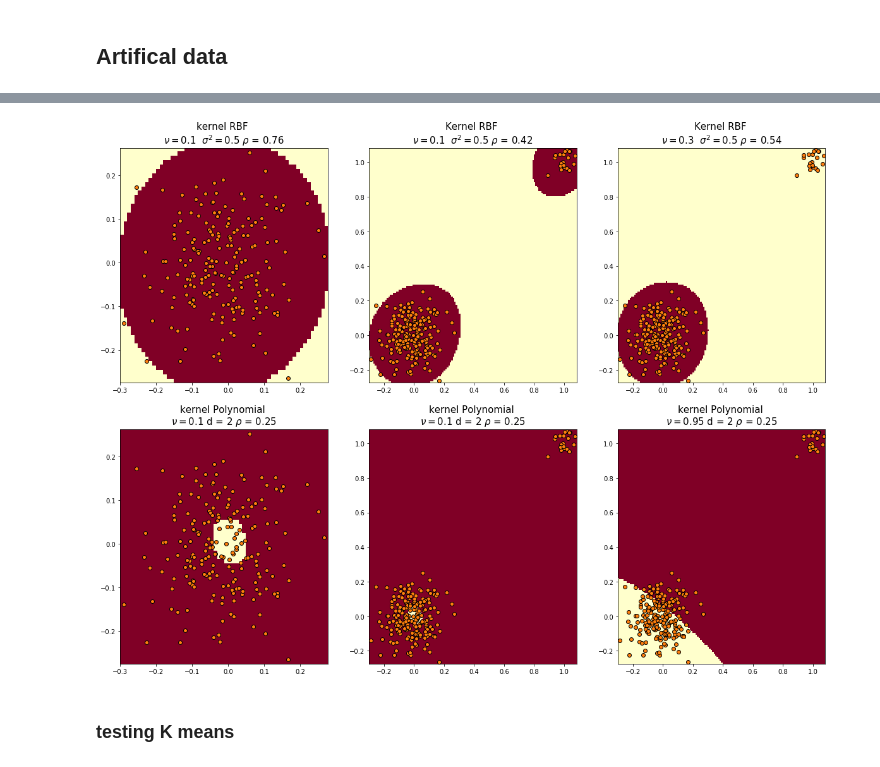
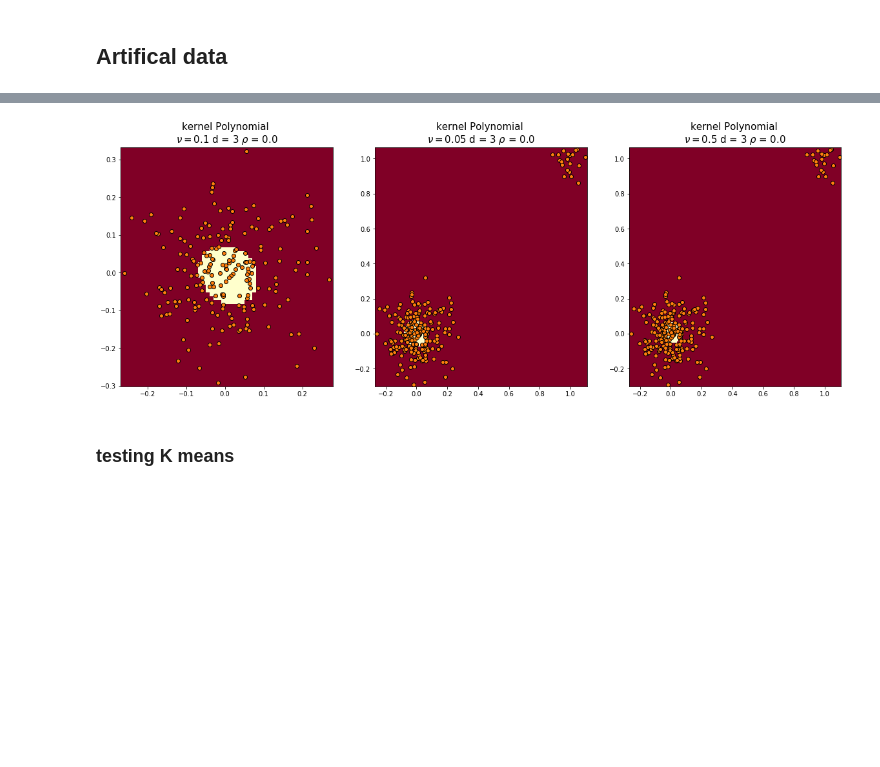
Before and after one commit to AntoineG92/Anomaly-detection-One-Class-SVM, a Jupyter notebook: OSVM_simulations_kernels.ipynb, the cells around one changed output, grey strips where cells are left out. Saved outputs shown, nothing was run; the diff lists cells and outputs as text; code cells hidden in the pictures; blank space fills up the shorter version.

```diff
--- a/OSVM_simulations_kernels.ipynb
+++ b/OSVM_simulations_kernels.ipynb
@@ -84,6 +84,12 @@ def get_grid(X, step = 0.05):
     my_grid = np.array(my_grid)
 
     return x_axis, y_axis, my_grid
+
+def plot(X,step):
+    plt.scatter(X[:,0], X[:,1], edgecolors  = 'black')
+    plt.xlim((min(X[:,0])-step,max(X[:,0])+step))
+    plt.ylim((min(X[:,1])-step,max(X[:,1])+step))
+    pass
 
 def Normalize_Pred(pred):
     pred_100 = pred -np.min(pred)
@@ -106,7 +112,7 @@ def plot_pred(X, x_axis, y_axis, pred_100, x_delim, y_delim, step = 0.05):
     C = np.transpose(pred_100.reshape((len(x_axis), len(y_axis))))
     plt.pcolor(X_axis, Y_axis, C, norm= norm_colors, cmap = 'YlOrRd')
     plt.scatter(x_delim, y_delim, c = 'blue', s = 10)
-    plot(X)
+    plot(X,step)
     plt.xlim((min(X[:,0])-step,max(X[:,0])+step))
     plt.ylim((min(X[:,1])-step,max(X[:,1])+step))
     pass
@@ -146,7 +152,7 @@ plt.figure(figsize=(20,15))
 
 ####### RBF ########
 
-sigma2=0.5
+"""sigma2=0.5
 
 plt.subplot(2,3,1)
 nu=0.1
@@ -187,11 +193,11 @@ pred_bin = np.sign(pred)
 pred_100 = Normalize_Pred(pred_bin)
 x_delim, y_delim = get_delim(pred_100, x_axis, y_axis, eps = 0)
 plot_pred(X2, x_axis, y_axis, pred_100, x_delim, y_delim, step = step)
-
+"""
 
 #### POLYNOMIAL  #######
-d=2
-c=5*10**(-1)
+d=3
+c=0.1
 
 plt.subplot(2,3,4)
 nu=0.1
@@ -206,36 +212,36 @@ pred_100 = Normalize_Pred(pred_bin)
 x_delim, y_delim = get_delim(pred_100, x_axis, y_axis, eps = 0)
 plot_pred(X, x_axis, y_axis, pred_100, x_delim, y_delim, step = step)
 
 plt.subplot(2,3,5)
-nu=0.1
+nu=0.05
 kernel = ['Poly',d,c]
 alpha, rho = fit(X2, nu, kernel)
 plt.title('kernel Polynomial \n'+r'$ \nu =$'+str(nu)+' d = '+str(d)+r' $\rho$ = '+\
  str(np.round(rho[0],2)),fontsize=15)
 x_axis, y_axis, my_grid = get_grid(X2, step = step)
 pred = plot_pred_plan(X2, alpha, rho, kernel, step = step)
 pred_bin = np.sign(pred)
 pred_100 = Normalize_Pred(pred_bin)
 x_delim, y_delim = get_delim(pred_100, x_axis, y_axis, eps = 0)
 plot_pred(X2, x_axis, y_axis, pred_100, x_delim, y_delim, step = step)
 
 plt.subplot(2,3,6)
-nu=0.95
+nu=0.5
 kernel = ['Poly',d,c]
 alpha, rho = fit(X2, nu, kernel)
 plt.title('kernel Polynomial \n'+r'$ \nu =$'+str(nu)+' d = '+str(d)+r' $\rho$ = '+\
  str(np.round(rho[0],2)),fontsize=15)
 x_axis, y_axis, my_grid = get_grid(X2, step = step)
 pred = plot_pred_plan(X2, alpha, rho, kernel, step = step)
 pred_bin = np.sign(pred)
 pred_100 = Normalize_Pred(pred_bin)
 x_delim, y_delim = get_delim(pred_100, x_axis, y_axis, eps = 0)
 plot_pred(X2, x_axis, y_axis, pred_100, x_delim, y_delim, step = step)
 
 #plt.show()
 plt.savefig('fake_data_plot')
 # %% [output]
-[figure, old version]
+[figure, new version]
 # %% [markdown]
 ### testing K means
 # %%
```
Also changed, not shown: parts of 27 cells of this notebook.
